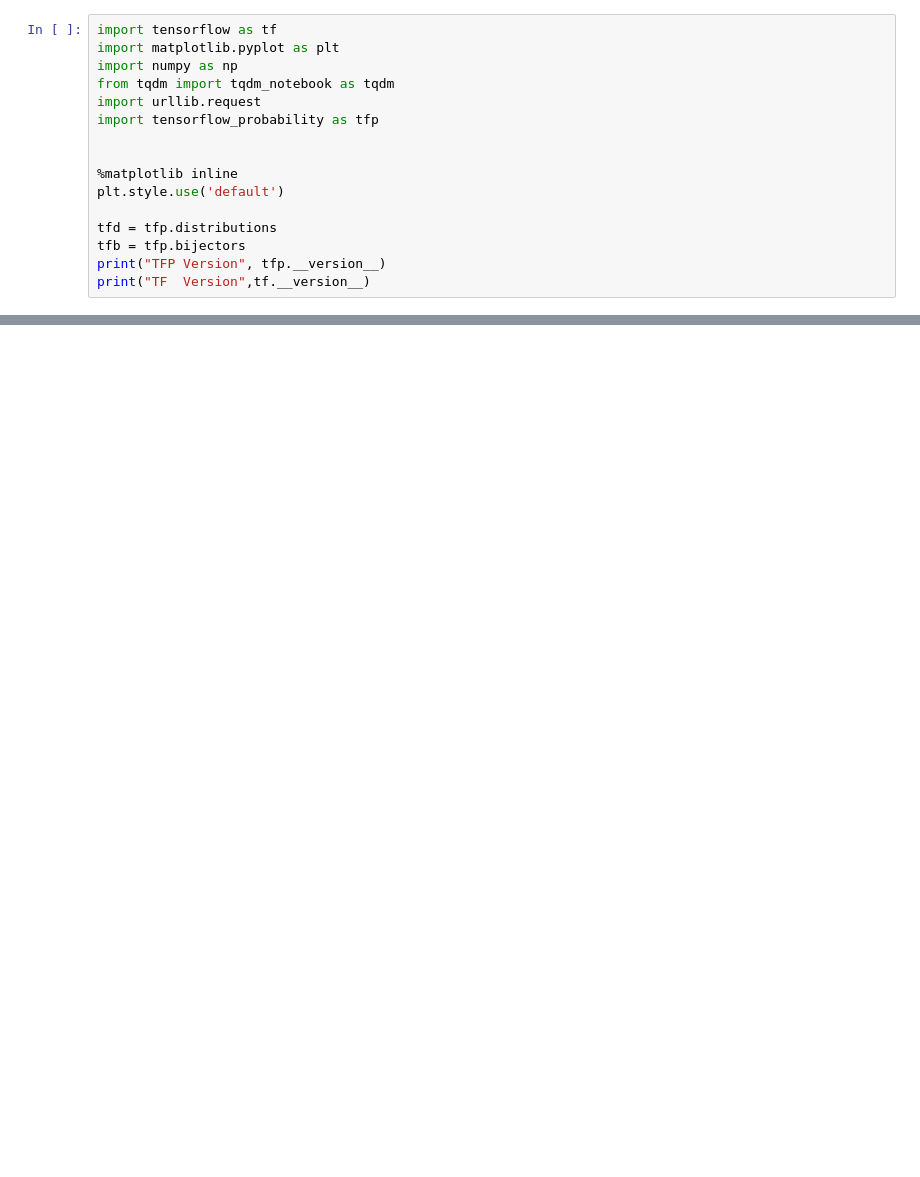
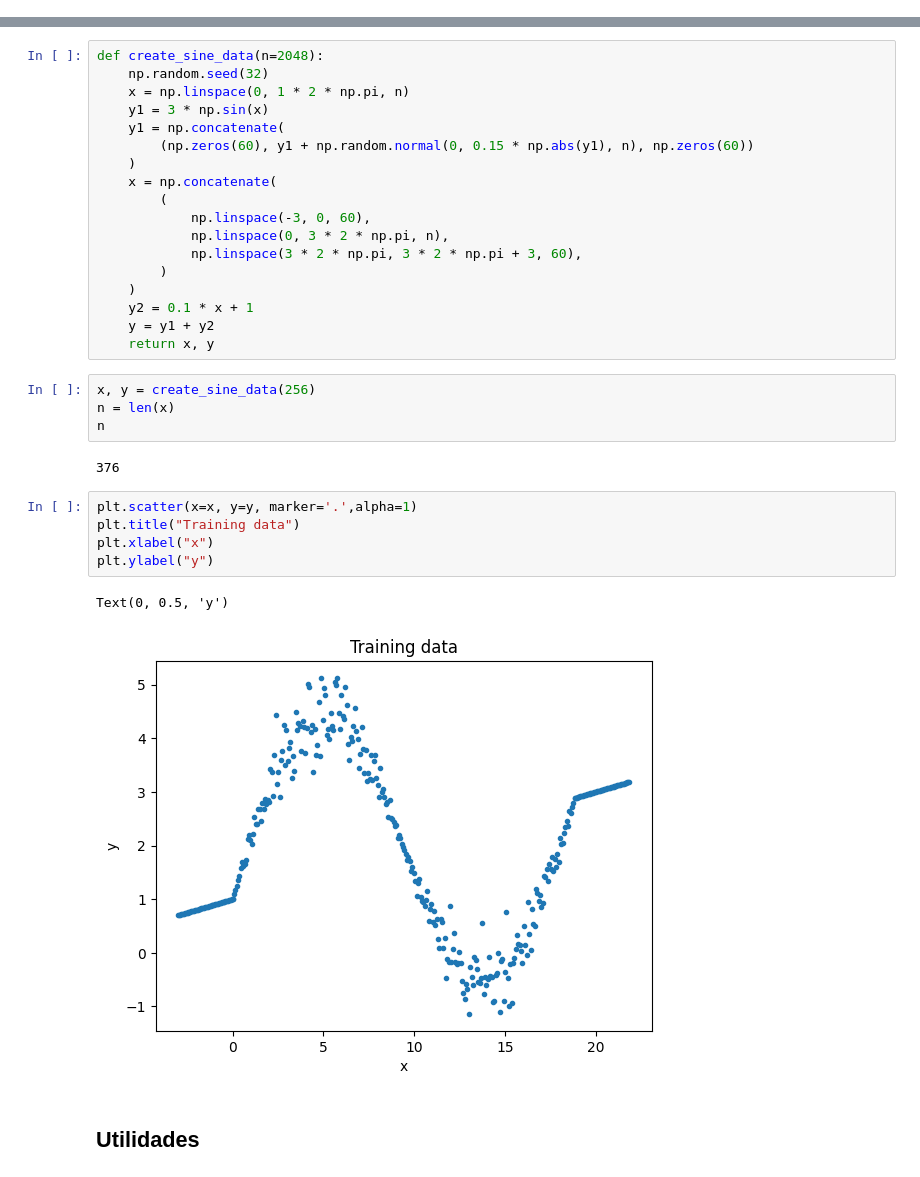
Before and after one commit to rpezoa/Intro_XAI, a Jupyter notebook: 10_Regression_VI_MC.ipynb, the cells around one changed output, grey strips where cells are left out. Cells and saved outputs as stored; diff of their text form; blank space fills up the shorter version.

```diff
--- a/10_Regression_VI_MC.ipynb
+++ b/10_Regression_VI_MC.ipynb
@@ -22,16 +0,0 @@ Requirement already satisfied: typing-extensions<4.6.0 in /usr/local/lib/python3
-# %%
-import tensorflow as tf
-import matplotlib.pyplot as plt
-import numpy as np
-from tqdm import tqdm_notebook as tqdm
-import urllib.request
-import tensorflow_probability as tfp
-
-
-%matplotlib inline
-plt.style.use('default')
-
-tfd = tfp.distributions
-tfb = tfp.bijectors
-print("TFP Version", tfp.__version__)
-print("TF  Version",tf.__version__)
@@ -472,0 +47,34 @@ plt.show()
+# %%
+def create_sine_data(n=2048):
+    np.random.seed(32)
+    x = np.linspace(0, 1 * 2 * np.pi, n)
+    y1 = 3 * np.sin(x)
+    y1 = np.concatenate(
+        (np.zeros(60), y1 + np.random.normal(0, 0.15 * np.abs(y1), n), np.zeros(60))
+    )
+    x = np.concatenate(
+        (
+            np.linspace(-3, 0, 60),
+            np.linspace(0, 3 * 2 * np.pi, n),
+            np.linspace(3 * 2 * np.pi, 3 * 2 * np.pi + 3, 60),
+        )
+    )
+    y2 = 0.1 * x + 1
+    y = y1 + y2
+    return x, y
+# %%
+x, y = create_sine_data(256)
+n = len(x)
+n
+# %% [output]
+376
+# %%
+plt.scatter(x=x, y=y, marker='.',alpha=1)
+plt.title("Training data")
+plt.xlabel("x")
+plt.ylabel("y")
+# %% [output]
+Text(0, 0.5, 'y')
+[figure, added]
+# %% [markdown]
+## Utilidades
```
Also changed, not shown: parts of 71 cells of this notebook.
